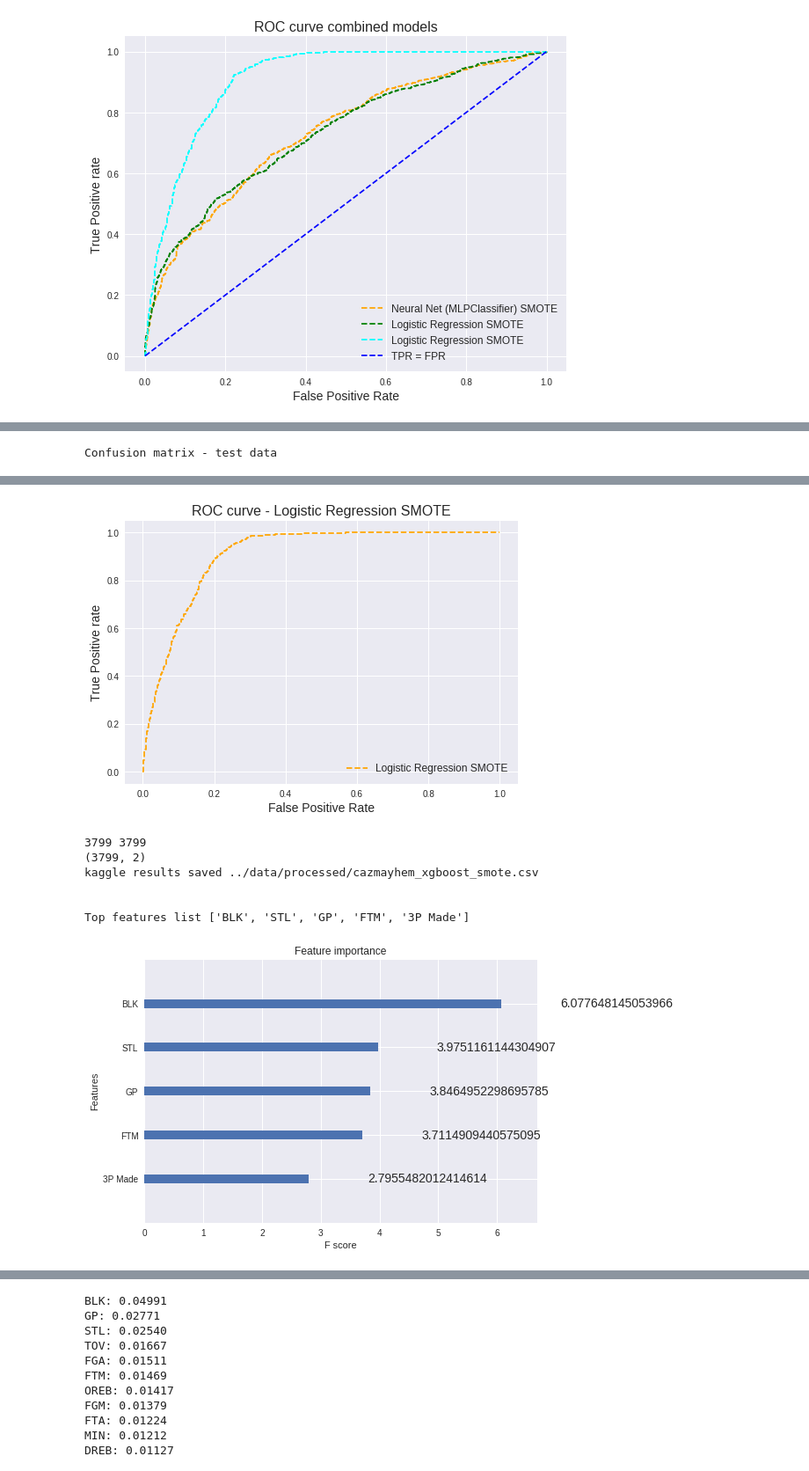
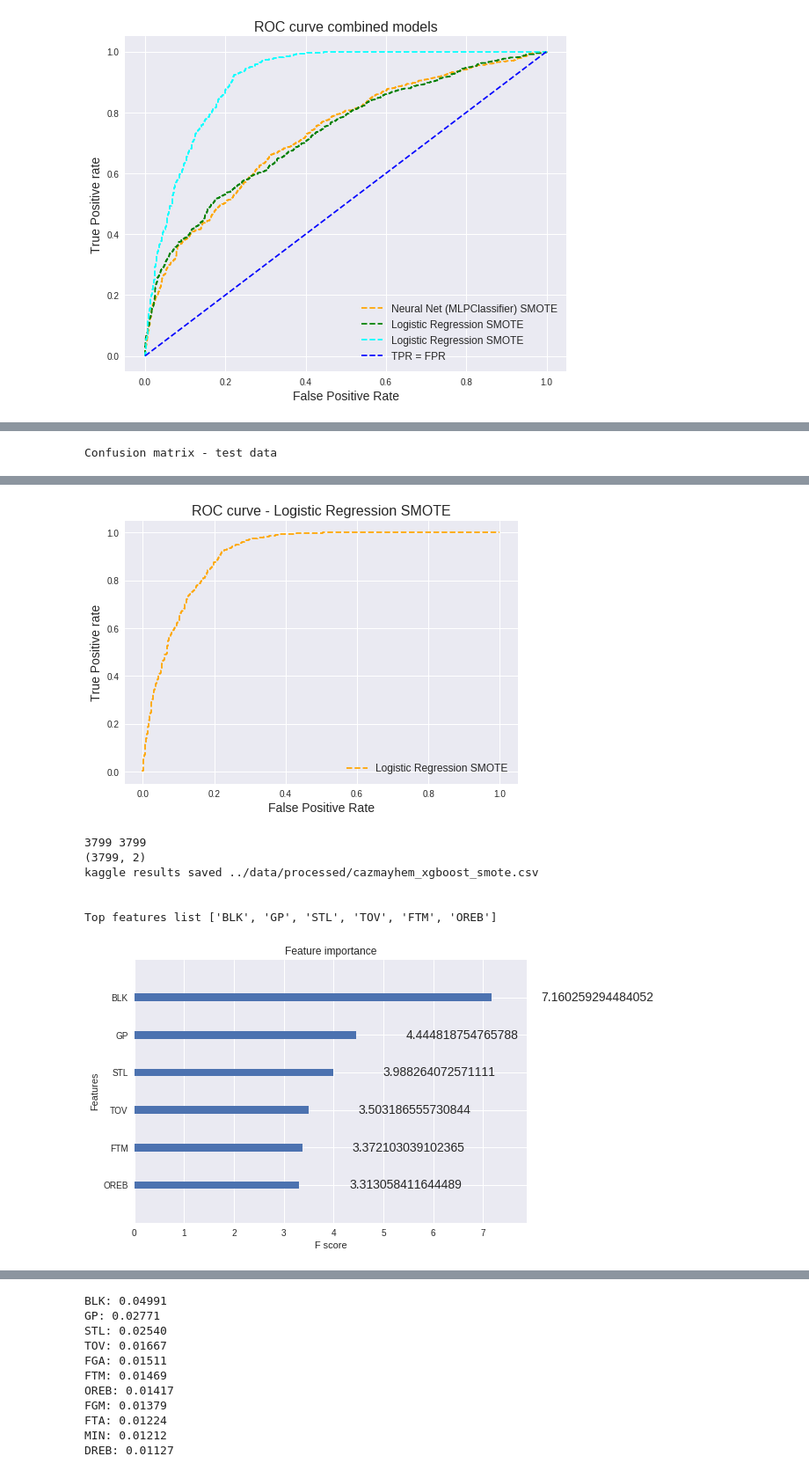
Before and after one commit to CazMayhem/adv_dsi_AT1, a Jupyter notebook: notebooks/paipa_neural_net_imbal_data_v1.ipynb, the cells around one changed output, grey strips where cells are left out. Shown at 88% size. Saved outputs shown, nothing was run; the diff lists cells and outputs as text; code cells hidden in the pictures.

```diff
--- a/notebooks/paipa_neural_net_imbal_data_v1.ipynb
+++ b/notebooks/paipa_neural_net_imbal_data_v1.ipynb
@@ -250,7 +250,8 @@ def Plot_ROC_Curve(pred_prob, fpr, tpr, model_name):
 #save the final "test" prediction probabilities for Kaggle
 
 def Save_Kaggle_Results(classifier, scaler, df_clean_test, classifier_name):
-    df_final_test = scaler.fit_transform(df_clean_test)
+    #df_final_test = scaler.fit_transform(df_clean_test)
+    df_final_test = np.array(df_clean_test)
     y_final_preds = classifier.predict_proba(df_final_test)
     print(len(df_final_test),len(y_final_preds))
 
@@ -723,9 +724,12 @@ plt.show();
 features='ALL'
 resample='SMOTE'
 scaler = StandardScaler()
+max_num_features=6
+# labels = ALL original features
+top_feat=labels
 
-df_clean_mod = df_clean_R2.copy()
-df_clean_mod_test = df_clean_R2_test.copy()
+# select required features for this tesm
+df_clean_mod, df_clean_mod_test = select_features(df_cleaned, df_clean_test, top_feat)
 
 # Prep model data - scale, train_test_split, resample if specified - return the sampled Training, Validation & Test data
 X_train_res, y_train_res, X_val_res, y_val_res, X_test_res, y_test_res = Prep_Model_Data(df_clean_mod, target, scaler, resample, random_state)
@@ -746,7 +750,7 @@ pred_prob_4, model_name_4 = Model_Perform_Evaluate(classify, X_test_res, y_test_
 Save_Kaggle_Results(classify, scaler, df_clean_mod_test, 'xgboost_smote')
 
 # Show XGB feature importance
-xgb_feature_important(classify, df_clean_mod, max_num_features=5)
+top_feat = xgb_feature_important(classify, df_clean_mod, max_num_features)
 # %% [output]
  XGBClassifier(base_score=0.5, booster='gbtree', colsample_bylevel=1,
               colsample_bynode=1, colsample_bytree=0.45, gamma=0, gpu_id=-1,
@@ -771,8 +775,8 @@ Confusion matrix - test data
-[figure, old version]
+[figure, new version]
 3799 3799
 (3799, 2)
 kaggle results saved ../data/processed/cazmayhem_xgboost_smote.csv
 
 
-Top features list ['BLK', 'STL', 'GP', 'FTM', '3P Made']
+Top features list ['BLK', 'GP', 'STL', 'TOV', 'FTM', 'OREB']
-[figure, old version]
+[figure, new version]
```
Also changed, not shown: parts of 5 cells of this notebook, 3 other files.
